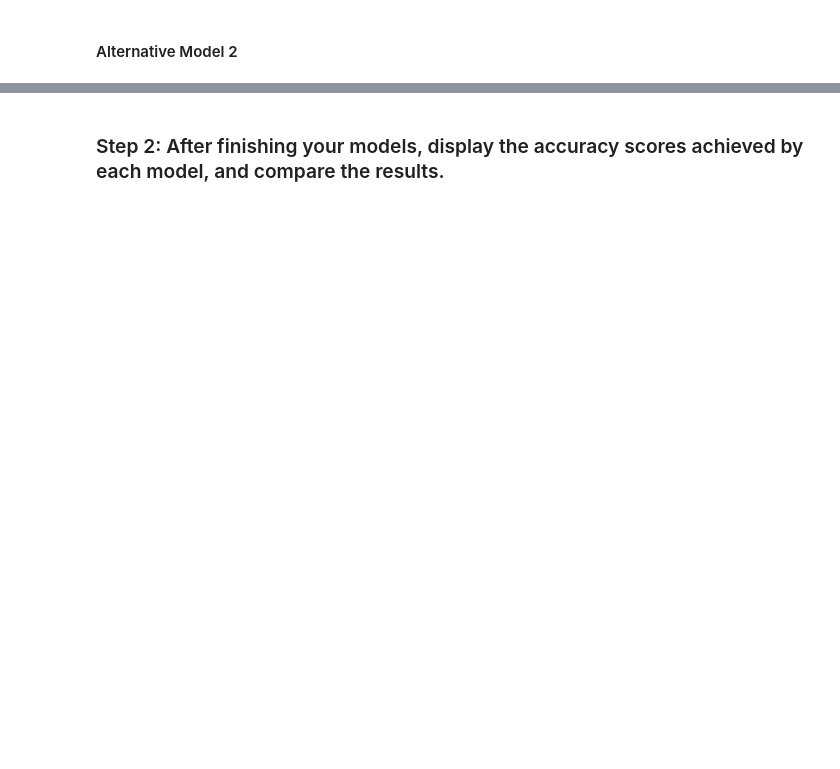
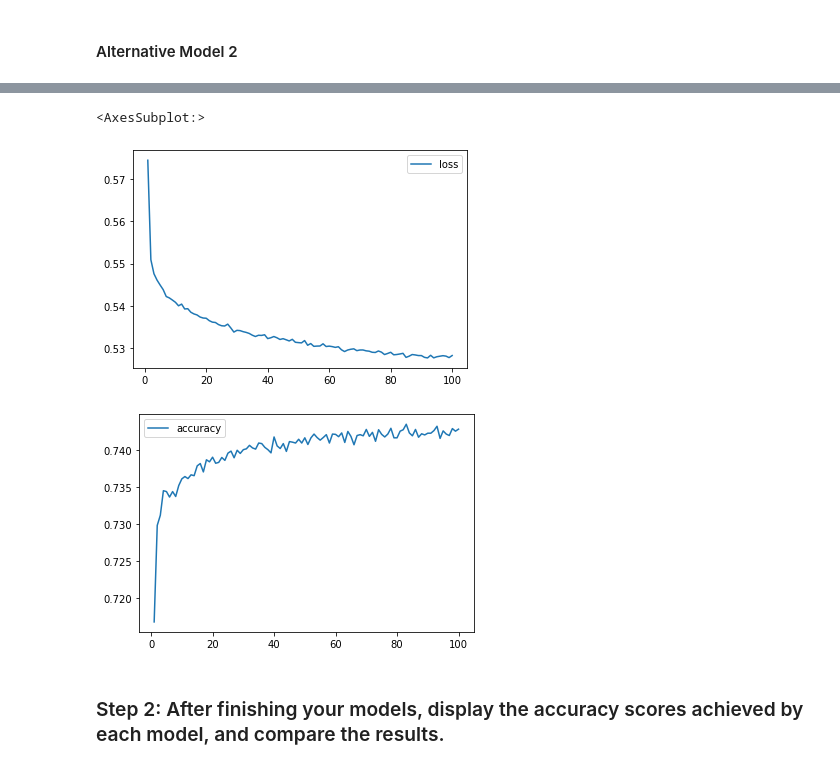
Before and after one commit to Abhishikaf/Venture_funding, a Jupyter notebook: venture_funding_with_deep_learning.ipynb, the cells around one changed output, grey strips where cells are left out. Drawn from its saved outputs; the diff is of its cells as text; code cells hidden in the pictures; blank space fills up the shorter version.

```diff
--- a/venture_funding_with_deep_learning.ipynb
+++ b/venture_funding_with_deep_learning.ipynb
@@ -434,0 +559,18 @@ nn_A2 = # YOUR CODE HERE
+# %%
+# Create the Sequential model instance
+nn_A3 = Sequential()
+# %%
+# First hidden layer
+nn_A3.add(Dense(units = hidden_nodes_layer1_A3, input_dim = number_input_features_A3, activation = 'relu'))
+
+#Second hidden layer
+nn_A3.add(Dense(units = hidden_nodes_layer2_A3, activation = 'relu'))
+
+#S Third hidden layer
+nn_A3.add(Dense(units = hidden_nodes_layer3_A3, activation = 'relu'))
+
+# Output layer
+nn_A3.add(Dense(units = number_output_neurons_A3, activation = 'sigmoid'))
+
+# Check the structure of the model
+nn_A3.summary()
@@ -434,0 +595,6 @@ nn_A2 = # YOUR CODE HERE
+# %%
+# Compile the Sequential model
+nn_A3.compile(loss = 'binary_crossentropy', optimizer = 'adam', metrics = ['accuracy'])
+# %%
+# Fit the model using 50 epochs and the training data
+fit_model_A3 = nn_A3.fit(X_train_scaled_A3, y_train, epochs = 100)
@@ -435,3 +628,12 @@ nn_A2 = # YOUR CODE HERE
+# %%
+df_A3 = pd.DataFrame(fit_model_A3.history, index = range(1, len(fit_model_A3.history['loss']) + 1))
+
+df_A3.plot( y = 'loss')
+df_A3.plot( y = 'accuracy')
+# %% [output]
+<AxesSubplot:>
+[figure, added]
+[figure, added]
 # %% [markdown]
 ### Step 2: After finishing your models, display the accuracy scores achieved by each model, and compare the results.
 # %%
```
Also changed, not shown: parts of 65 cells of this notebook, 10 other files.
